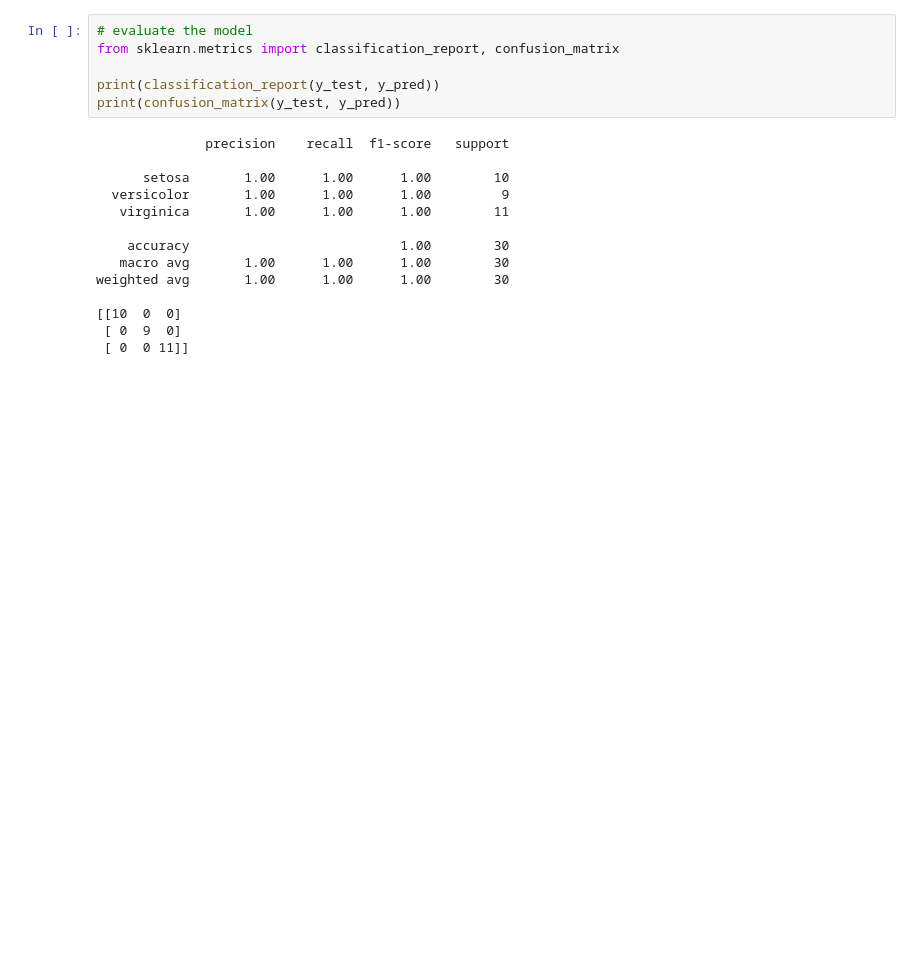
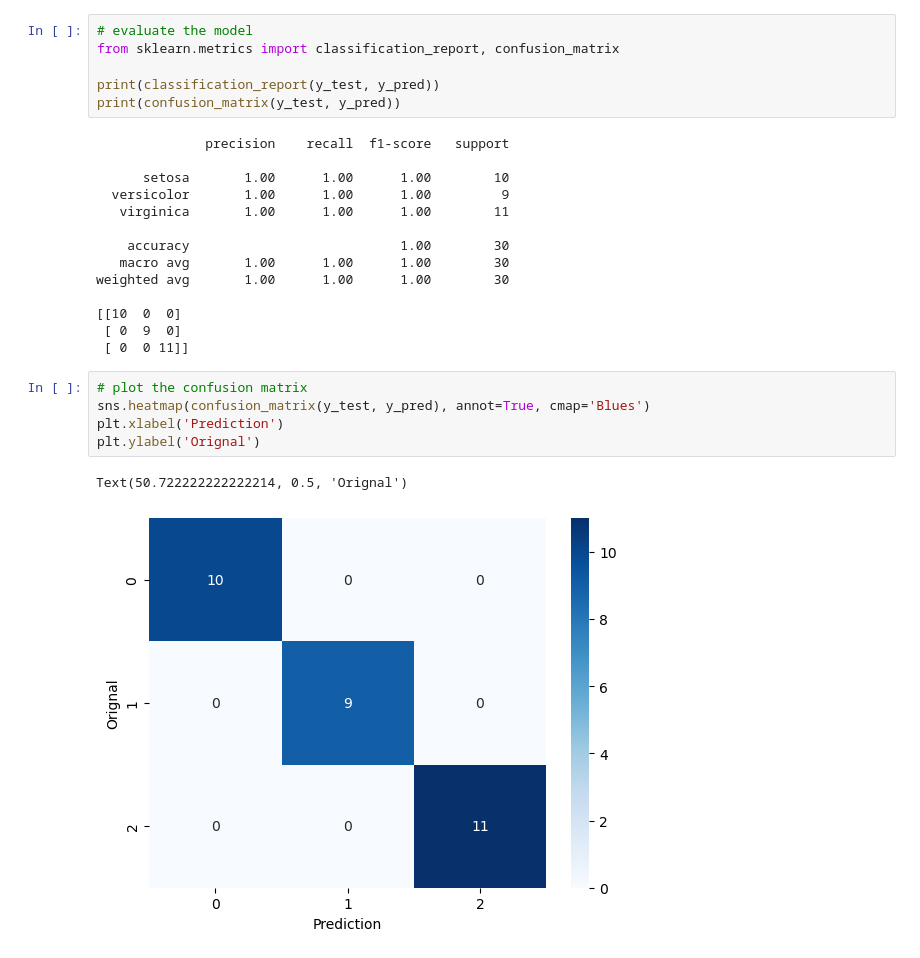
Before and after one commit to shahahmad-dev/machine_learnig, a Jupyter notebook: 13_KNN.ipynb, the cells around one changed output. Cells and saved outputs as stored; diff of their text form; blank space fills up the shorter version.

Commit message:
plot the confusion matrix

```diff
--- a/13_KNN.ipynb
+++ b/13_KNN.ipynb
@@ -213,3 +213,11 @@ weighted avg       1.00      1.00      1.00        30
 [[10  0  0]
  [ 0  9  0]
  [ 0  0 11]]
+# %%
+# plot the confusion matrix
+sns.heatmap(confusion_matrix(y_test, y_pred), annot=True, cmap='Blues')
+plt.xlabel('Prediction')
+plt.ylabel('Orignal')
+# %% [output]
+Text(50.722222222222214, 0.5, 'Orignal')
+[figure, added]
```
